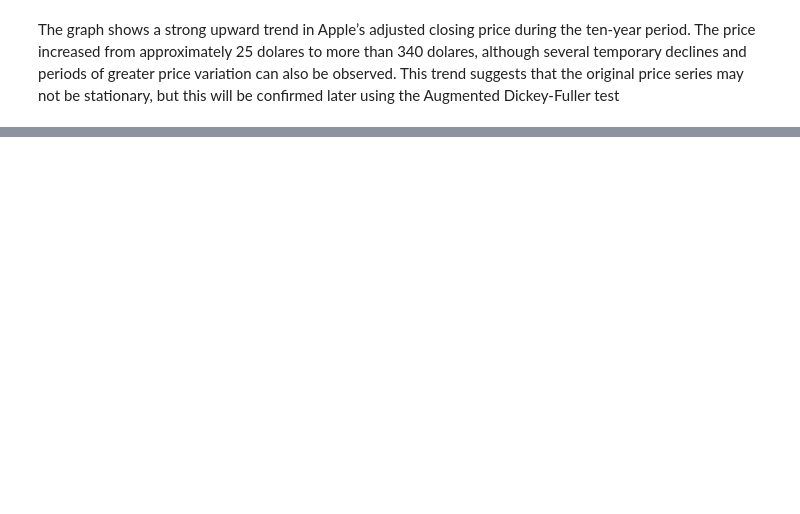
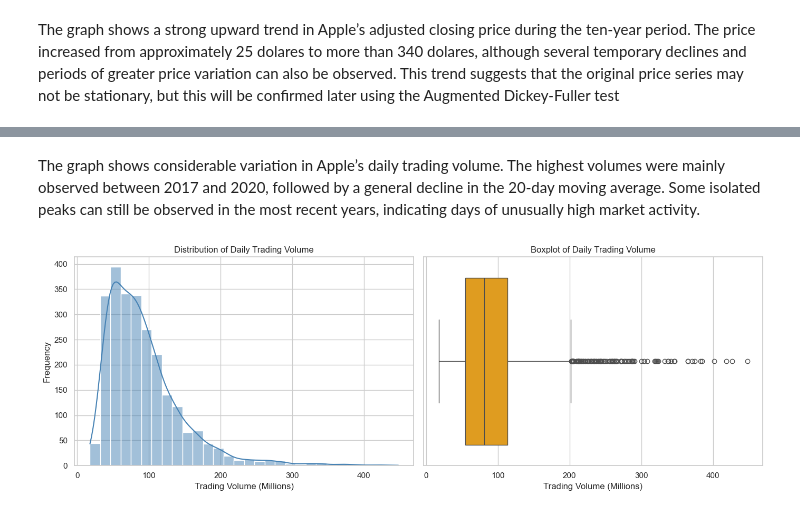
Before and after one commit to 2026228-dev/CA1MLB-2026228, a Jupyter notebook: AAPL.ipynb, the cells around one changed output, grey strips where cells are left out. Saved outputs shown, nothing was run; the diff lists cells and outputs as text; code cells hidden in the pictures; blank space fills up the shorter version.

```diff
--- a/AAPL.ipynb
+++ b/AAPL.ipynb
@@ -153,0 +189,36 @@ The graph shows a strong upward trend in Apple’s adjusted closing price during
+# %% [markdown]
+The graph shows considerable variation in Apple’s daily trading volume. The highest volumes were mainly observed between 2017 and 2020, followed by a general decline in the 20-day moving average. Some isolated peaks can still be observed in the most recent years, indicating days of unusually high market activity.
+# %%
+fig, axes = plt.subplots(
+    1,
+    2,
+    figsize=(14, 5)
+)
+
+# Histogram
+sns.histplot(
+    volume_millions,
+    bins=30,
+    kde=True,
+    color="steelblue",
+    ax=axes[0]
+)
+
+axes[0].set_title("Distribution of Daily Trading Volume")
+axes[0].set_xlabel("Trading Volume (Millions)")
+axes[0].set_ylabel("Frequency")
+
+# Boxplot
+sns.boxplot(
+    x=volume_millions,
+    color="orange",
+    ax=axes[1]
+)
+
+axes[1].set_title("Boxplot of Daily Trading Volume")
+axes[1].set_xlabel("Trading Volume (Millions)")
+
+plt.tight_layout()
+plt.show()
+# %% [output]
+[figure, added]
```
Also changed, not shown: parts of 5 cells of this notebook.
